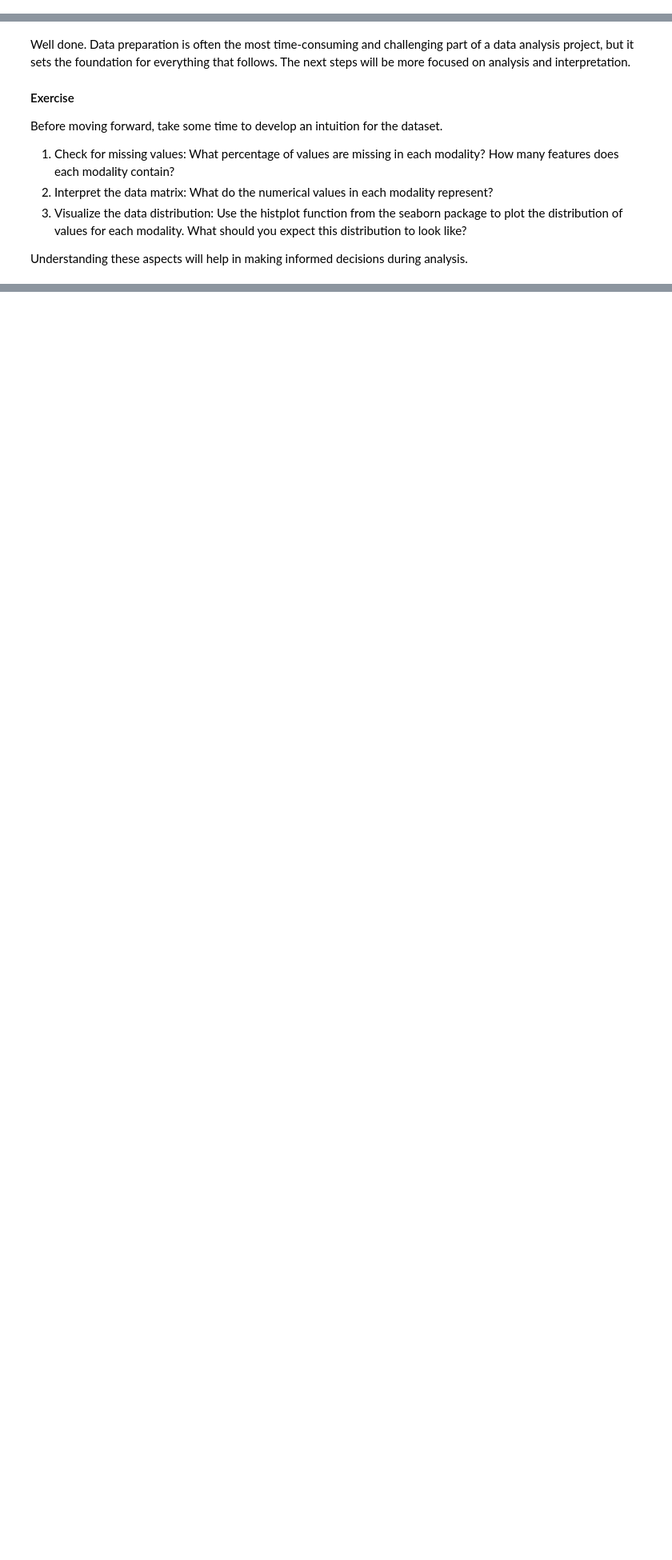
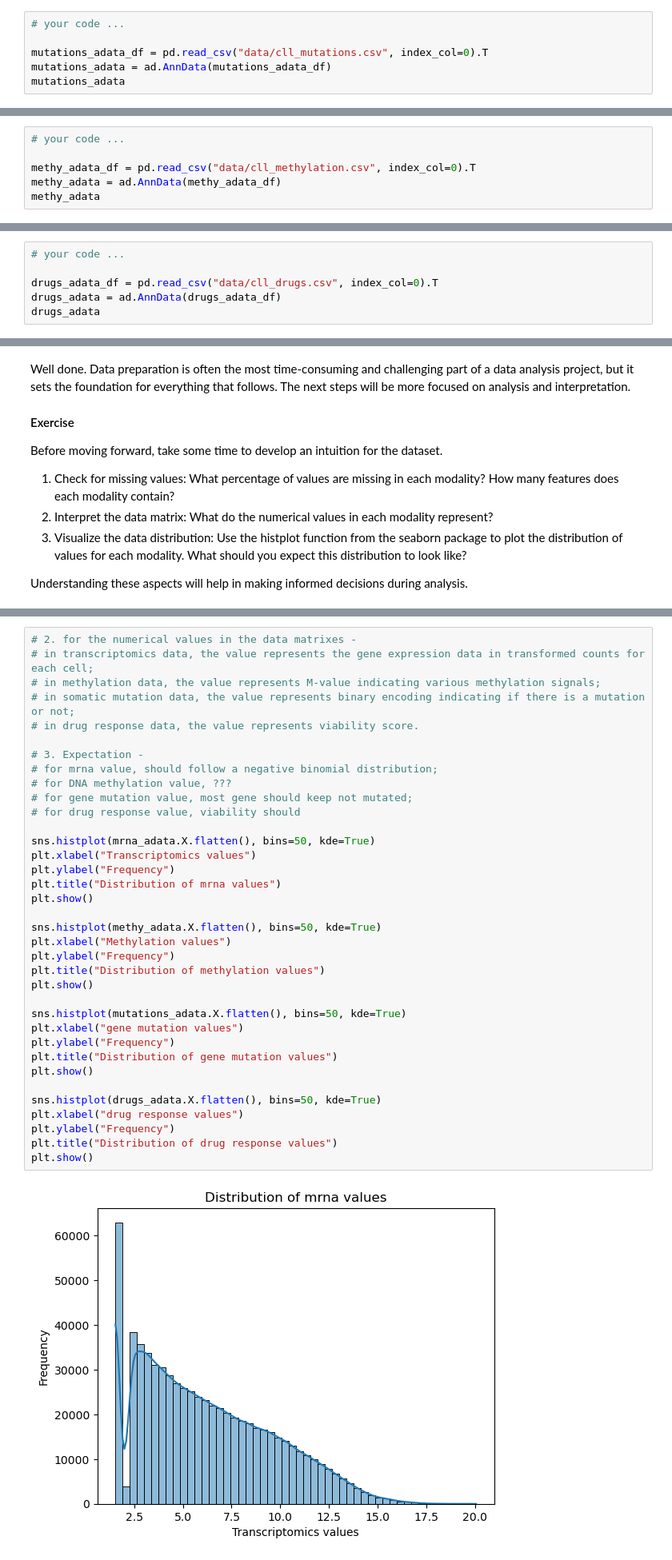
Before and after one commit to penelopenelope/ebi_mofa_workshop_precision_medicine, a Jupyter notebook: project.ipynb, the cells around one changed output, grey strips where cells are left out. Shown at 80% size. Saved outputs shown, nothing was run; the diff lists cells and outputs as text; blank space fills up the shorter version.

```diff
--- a/project.ipynb
+++ b/project.ipynb
@@ -323,3 +370,9 @@ Now, load the mutations data from data/cll_mutations.csv.
 Since we’ll be combining multiple AnnData objects into a MuData object, each must have unique variable names. However, there's a potential issue: The .var_names in the mutations data may be gene names, which are already used in the transcriptome AnnData.
 
 To avoid conflicts, some pre-written code automatically prepends "m_" to each variable name in the mutations data, ensuring uniqueness. Go ahead and apply this fix!
+# %%
+# your code ...
+
+mutations_adata_df = pd.read_csv("data/cll_mutations.csv", index_col=0).T
+mutations_adata = ad.AnnData(mutations_adata_df)
+mutations_adata
@@ -337,0 +391,6 @@ Next, load the methylation data from data/cll_methylation.csv.
+# %%
+# your code ...
+
+methy_adata_df = pd.read_csv("data/cll_methylation.csv", index_col=0).T
+methy_adata = ad.AnnData(methy_adata_df)
+methy_adata
@@ -338,3 +399,9 @@ Next, load the methylation data from data/cll_methylation.csv.
 # %% [markdown]
 ##### Load the Drug Response Data
 Load the drug response data from data/cll_drugs.csv. This only contains the drug IDs, and we will replace them with the drug names using the pre-written code.
+# %%
+# your code ...
+
+drugs_adata_df = pd.read_csv("data/cll_drugs.csv", index_col=0).T
+drugs_adata = ad.AnnData(drugs_adata_df)
+drugs_adata
@@ -379,0 +481,38 @@ Understanding these aspects will help in making informed decisions during analys
+# %%
+# 2. for the numerical values in the data matrixes -
+# in transcriptomics data, the value represents the gene expression data in transformed counts for each cell;
+# in methylation data, the value represents M-value indicating various methylation signals;
+# in somatic mutation data, the value represents binary encoding indicating if there is a mutation or not;
+# in drug response data, the value represents viability score.
+
+# 3. Expectation -
+# for mrna value, should follow a negative binomial distribution;
+# for DNA methylation value, ???
+# for gene mutation value, most gene should keep not mutated;
+# for drug response value, viability should
+
+sns.histplot(mrna_adata.X.flatten(), bins=50, kde=True)
+plt.xlabel("Transcriptomics values")
+plt.ylabel("Frequency")
+plt.title("Distribution of mrna values")
+plt.show()
+
+sns.histplot(methy_adata.X.flatten(), bins=50, kde=True)
+plt.xlabel("Methylation values")
+plt.ylabel("Frequency")
+plt.title("Distribution of methylation values")
+plt.show()
+
+sns.histplot(mutations_adata.X.flatten(), bins=50, kde=True)
+plt.xlabel("gene mutation values")
+plt.ylabel("Frequency")
+plt.title("Distribution of gene mutation values")
+plt.show()
+
+sns.histplot(drugs_adata.X.flatten(), bins=50, kde=True)
+plt.xlabel("drug response values")
+plt.ylabel("Frequency")
+plt.title("Distribution of drug response values")
+plt.show()
+# %% [output]
+[figure, added]
```
Also changed, not shown: parts of 26 cells of this notebook.
